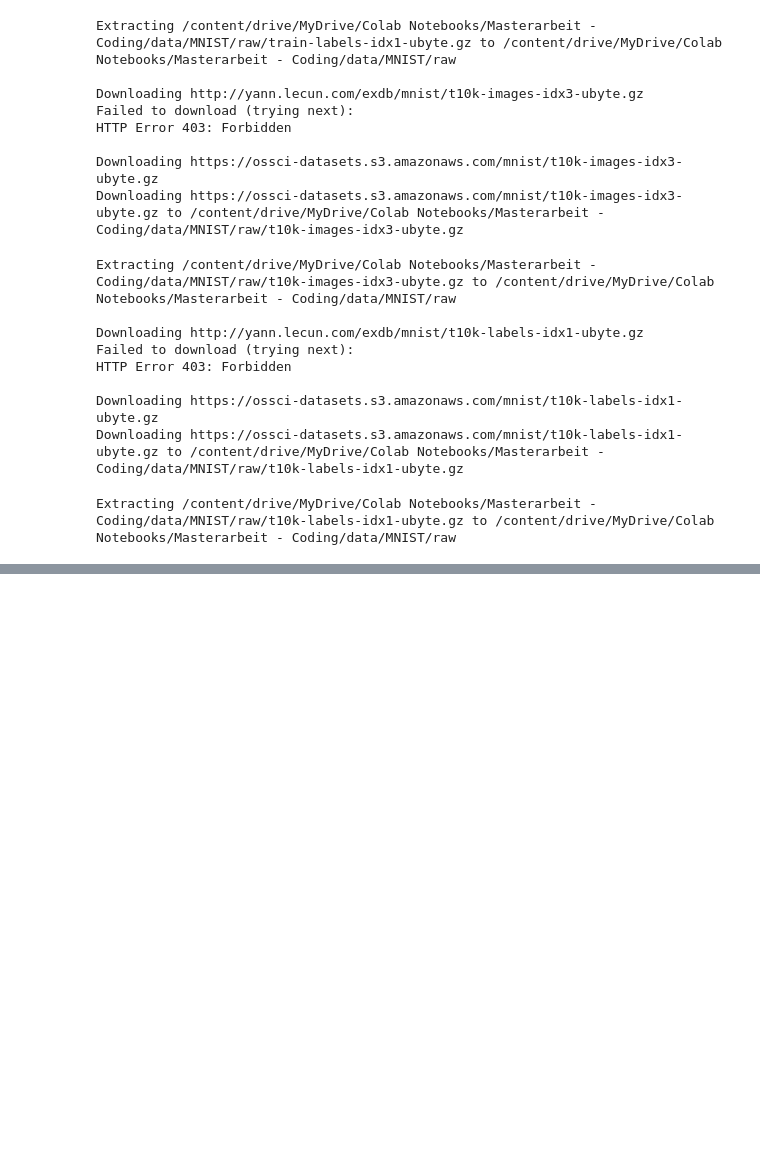
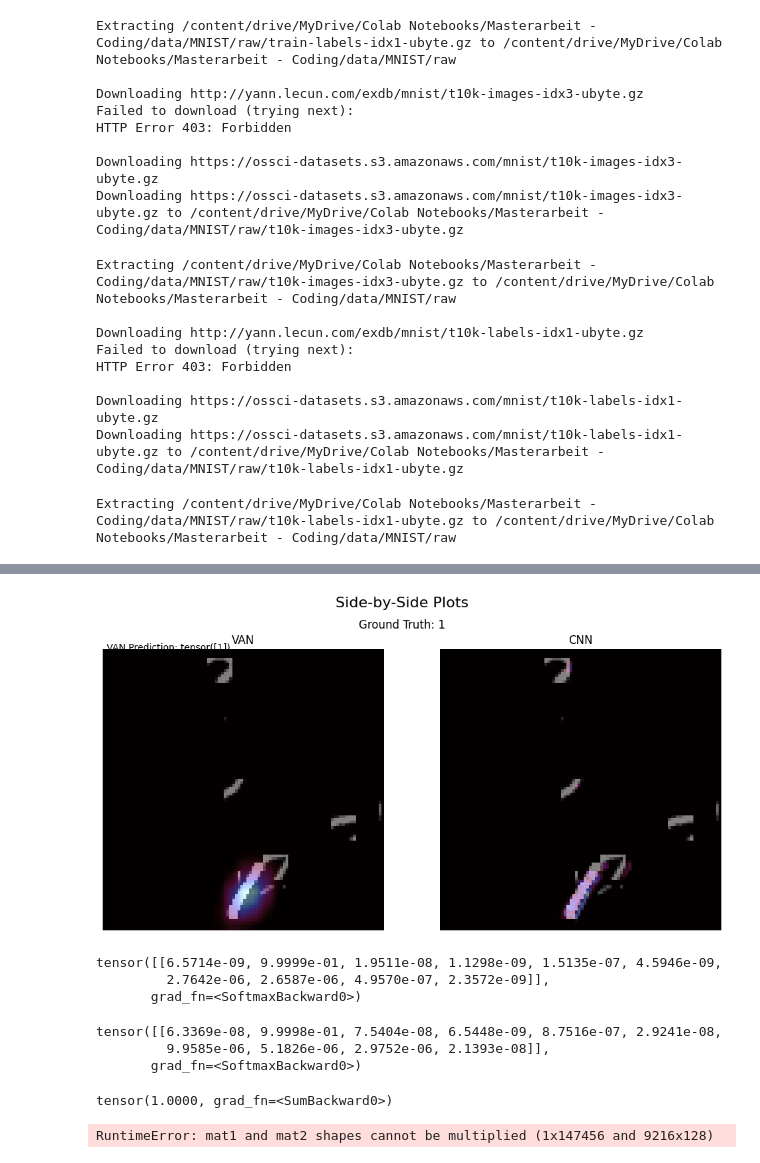
Before and after one commit to jedlito/jedlito, a Jupyter notebook: thesis.ipynb, the cells around one changed output, grey strips where cells are left out. Cells and saved outputs as stored; diff of their text form; code cells hidden in the pictures; blank space fills up the shorter version.

Commit message:
Kaggle Notebook | thesis | Version 6 - almost done

```diff
--- a/thesis.ipynb
+++ b/thesis.ipynb
@@ -418,7 +437,7 @@ class CNN(nn.Module):
         x = F.relu(self.fc1(x))
         x = self.dropout(x)
         x = self.fc2(x)
-        x = F.softmax(x, dim=1)
+
         return x
 # %%
 ###############################################
@@ -1144,2 +918,0 @@ van_trainer.eval()
-# %%
-ckpt = torch.load('/kaggle/input/van-final/pytorch/van-clutter-mnist-final/1/VAN(channels64 128 stages2 l1 1 expansion_ratio2 4)_50_epochs_Acc_9922.pth', map_location='cpu')
@@ -1335,0 +939,6 @@ from deepspeed.profiling.flops_profiler import FlopsProfiler
+# %%
+# Import models for the upcoming comparisons to ensure reproducability as good as possible.
+van_MNIST = import_model_from_ckpt('VAN', 'MNIST', '/kaggle/input/van/pytorch/mnist/1/VAN_MNIST(channels64 128 stages2 l1 1 expansion_ratio2 4).pth')
+#cnn_MNIST = import_model_from_ckpt('CNN', 'MNIST', '/kaggle/working/CNN_MNIST().pth')
+van = import_model_from_ckpt('VAN', 'cluttered_MNIST', '/kaggle/input/van/pytorch/cluttered_mnist/1/VAN_CLUTTER(channels64 128 stages2 l1 1 expansion_ratio2 4).pth')
+#cnn = import_model_from_ckpt('CNN', 'cluttered_MNIST', '/kaggle/working/CNN_CLUTTER().pth')
@@ -1335,0 +1054,59 @@ from deepspeed.profiling.flops_profiler import FlopsProfiler
+# %%
+# GradCAM comparison of VAN and CNN on cluttered_MNIST
+# Set models into eval mode
+van.eval()
+cnn.eval()
+# Define target layer (last convolutional layer) for each network and move models to cpu.
+target_layer_van = van.cpu().block_2[-1].FFN.conv3
+target_layer_cnn = cnn.cpu().conv2
+# %%
+# Create GradCAMs.
+img_id = 3 # Select image_id for GradCAM
+augmented_img, ground_truth = augmented_dataset_train[img_id]
+augmented_img = augmented_img.squeeze(0)
+img_tensor = augmented_img
+image = img_tensor.unsqueeze(0).to('cpu')
+
+'''
+output = self.model(data)
+_, predicted = torch.max(output.data, 1)
+'''
+
+output_van = van(image.unsqueeze(0))
+_, prediction_van = torch.max(output_van.data, 1)
+output_cnn = cnn(image.unsqueeze(0))
+
+cam_van = get_gradcam(van, image, target_layer_van)
+overlay_van = overlay_cam_on_image(image, cam_van)
+
+cam_cnn = get_gradcam(cnn, image, target_layer_cnn)
+overlay_cnn = overlay_cam_on_image(image, cam_cnn)
+
+
+# Plot the results
+fig, axes = plt.subplots(1, 2, figsize=(12, 6))
+axes[0].imshow(overlay_van)
+axes[0].set_title('VAN')
+axes[0].annotate(f'VAN Prediction: {prediction_van}', xy=(1, -0.1))
+axes[0].axis('off')
+axes[1].imshow(overlay_cnn)
+axes[1].set_title('CNN')
+axes[1].axis('off')
+
+fig.suptitle('Side-by-Side Plots', fontsize=16)
+fig.text(0.5, 0.90, f'Ground Truth: {ground_truth}', ha='center', fontsize=12)
+plt.show()
+# %% [output]
+[figure, added]
+# %%
+F.softmax(output_van)
+# %% [output]
+tensor([[6.5714e-09, 9.9999e-01, 1.9511e-08, 1.1298e-09, 1.5135e-07, 4.5946e-09,
+         2.7642e-06, 2.6587e-06, 4.9570e-07, 2.3572e-09]],
+       grad_fn=<SoftmaxBackward0>)
+# %%
+F.softmax(output_van, dim=1)
+# %% [output]
+tensor([[6.3369e-08, 9.9998e-01, 7.5404e-08, 6.5448e-09, 8.7516e-07, 2.9241e-08,
+         9.9585e-06, 5.1826e-06, 2.9752e-06, 2.1393e-08]],
+       grad_fn=<SoftmaxBackward0>)
@@ -1335,0 +1115,9 @@ from deepspeed.profiling.flops_profiler import FlopsProfiler
+# %%
+m(image.unsqueeze(0)).sum()
+# %% [output]
+tensor(1.0000, grad_fn=<SumBackward0>)
+# %%
+m2 = CNN_MNIST()
+m2(image.unsqueeze(0))
+# %% [output]
+RuntimeError: mat1 and mat2 shapes cannot be multiplied (1x147456 and 9216x128)
```
Also changed, not shown: parts of 89 cells of this notebook.
